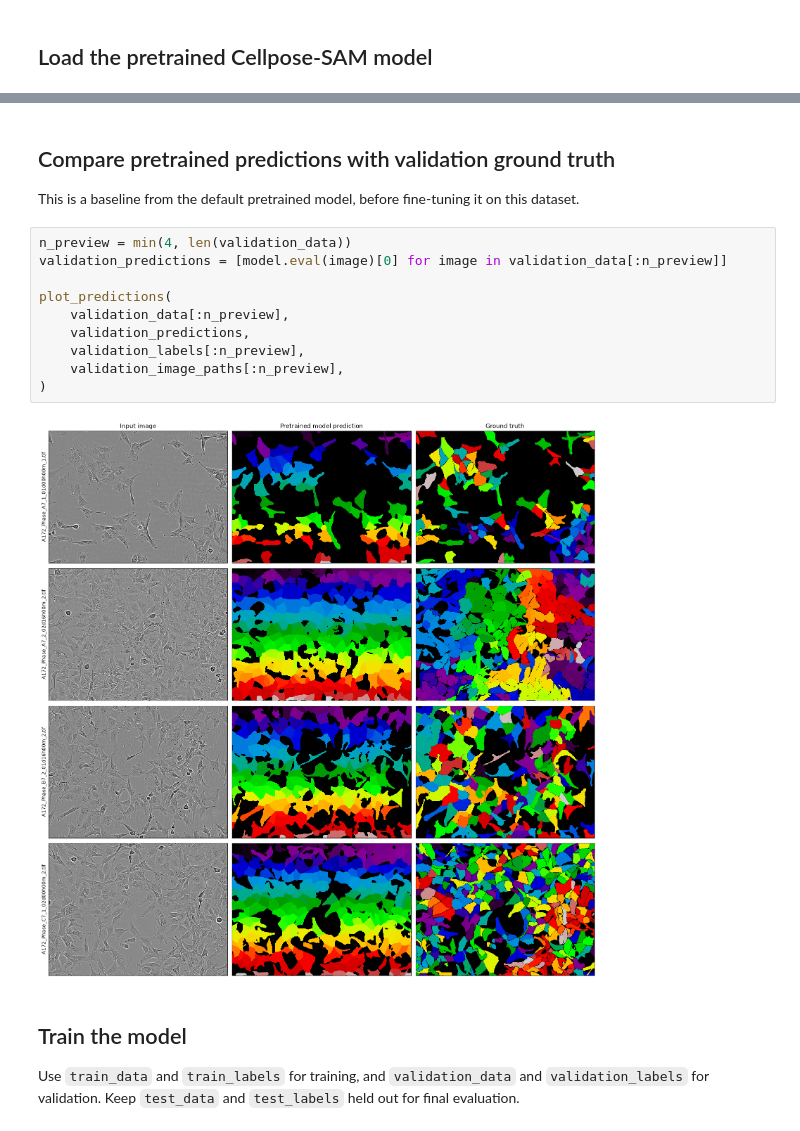
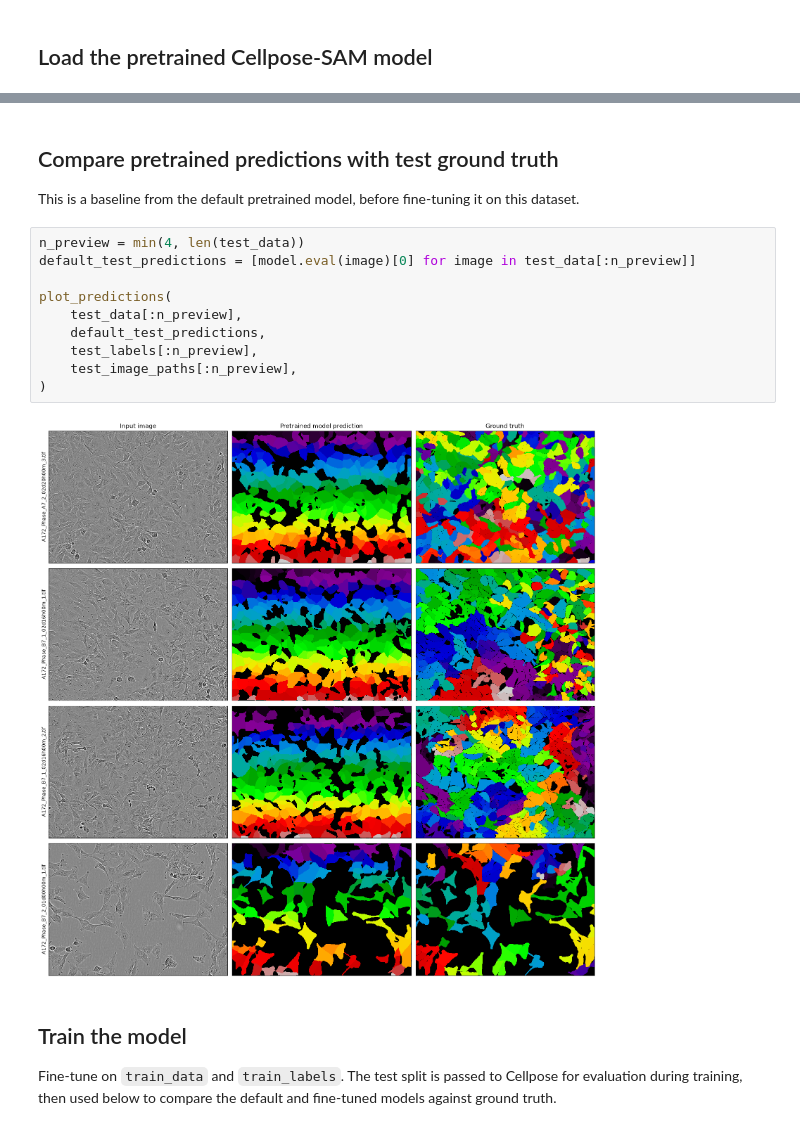
Before and after one commit to rjlopez2/2026_deep_learning_with_VIBE, a Jupyter notebook: cellpose/scripts/02_train_model.ipynb, the cells around one changed output, grey strips where cells are left out. Drawn from its saved outputs; the diff is of its cells as text.

Commit message:
update train model script

```diff
--- a/cellpose/scripts/02_train_model.ipynb
+++ b/cellpose/scripts/02_train_model.ipynb
@@ -143,20 +143,20 @@ torch version:          2.14.0+cu130
 # %% [markdown]
-## Compare pretrained predictions with validation ground truth
+## Compare pretrained predictions with test ground truth
 
 This is a baseline from the default pretrained model, before fine-tuning it on this dataset.
 # %%
-n_preview = min(4, len(validation_data))
-validation_predictions = [model.eval(image)[0] for image in validation_data[:n_preview]]
+n_preview = min(4, len(test_data))
+default_test_predictions = [model.eval(image)[0] for image in test_data[:n_preview]]
 
 plot_predictions(
-    validation_data[:n_preview],
-    validation_predictions,
-    validation_labels[:n_preview],
-    validation_image_paths[:n_preview],
+    test_data[:n_preview],
+    default_test_predictions,
+    test_labels[:n_preview],
+    test_image_paths[:n_preview],
 )
 # %% [output]
-[figure, old version]
+[figure, new version]
 # %% [markdown]
 ## Train the model
 
-Use `train_data` and `train_labels` for training, and `validation_data` and `validation_labels` for validation. Keep `test_data` and `test_labels` held out for final evaluation.
+Fine-tune on `train_data` and `train_labels`. The test split is passed to Cellpose for evaluation during training, then used below to compare the default and fine-tuned models against ground truth.
```
Also changed, not shown: parts of 8 cells of this notebook.
